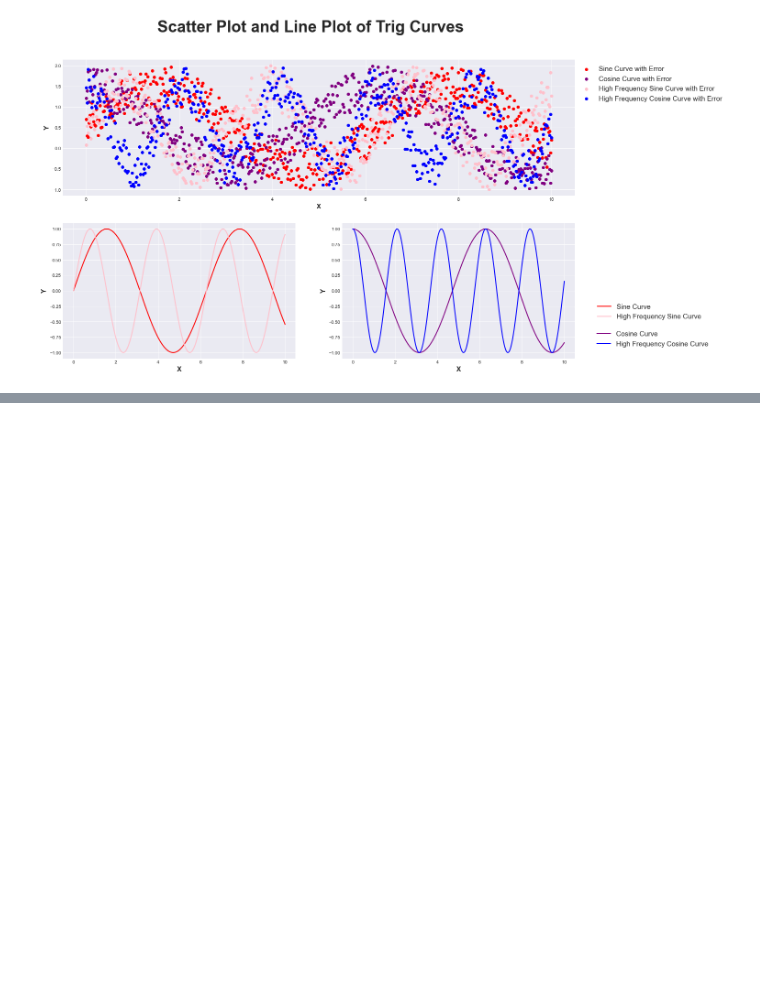
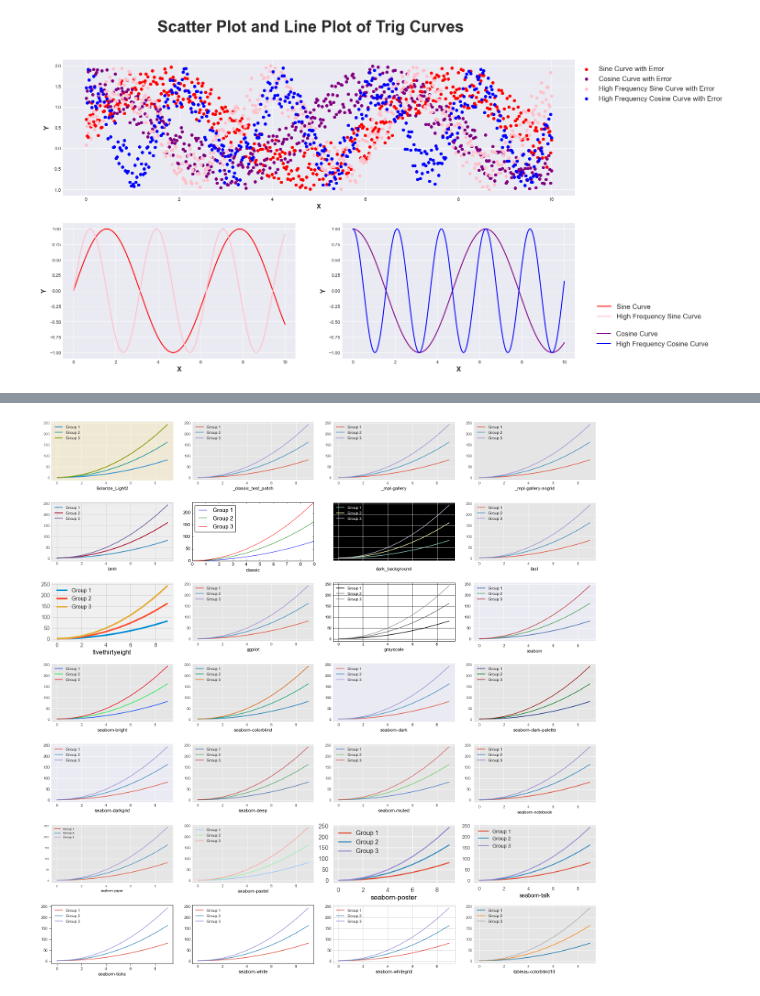
Before and after one commit to pavsingh7/Matplotlib, a Jupyter notebook: matplot_adv.ipynb, the cells around one changed output, grey strips where cells are left out. Cells and saved outputs as stored; diff of their text form; code cells hidden in the pictures; blank space fills up the shorter version.

```diff
--- a/matplot_adv.ipynb
+++ b/matplot_adv.ipynb
@@ -665,0 +691,20 @@ plt.show()
+# %%
+import math
+
+n = len(plt.style.available)
+num_rows = math.ceil(n/4)
+
+fig = plt.figure(figsize=(20, 20))
+
+for i, s in enumerate(plt.style.available):
+    with plt.style.context(s):
+        ax = fig.add_subplot(num_rows, 4, i+1)
+        for i in range(1, 4):
+            ax.plot(x, i * x**2, label='Group %d' % i)
+            ax.set_xlabel(s, color='black')
+            ax.legend(loc='best')
+
+fig.tight_layout()
+plt.show()
+# %% [output]
+[figure, added]
```
Also changed, not shown: parts of 6 cells of this notebook.
